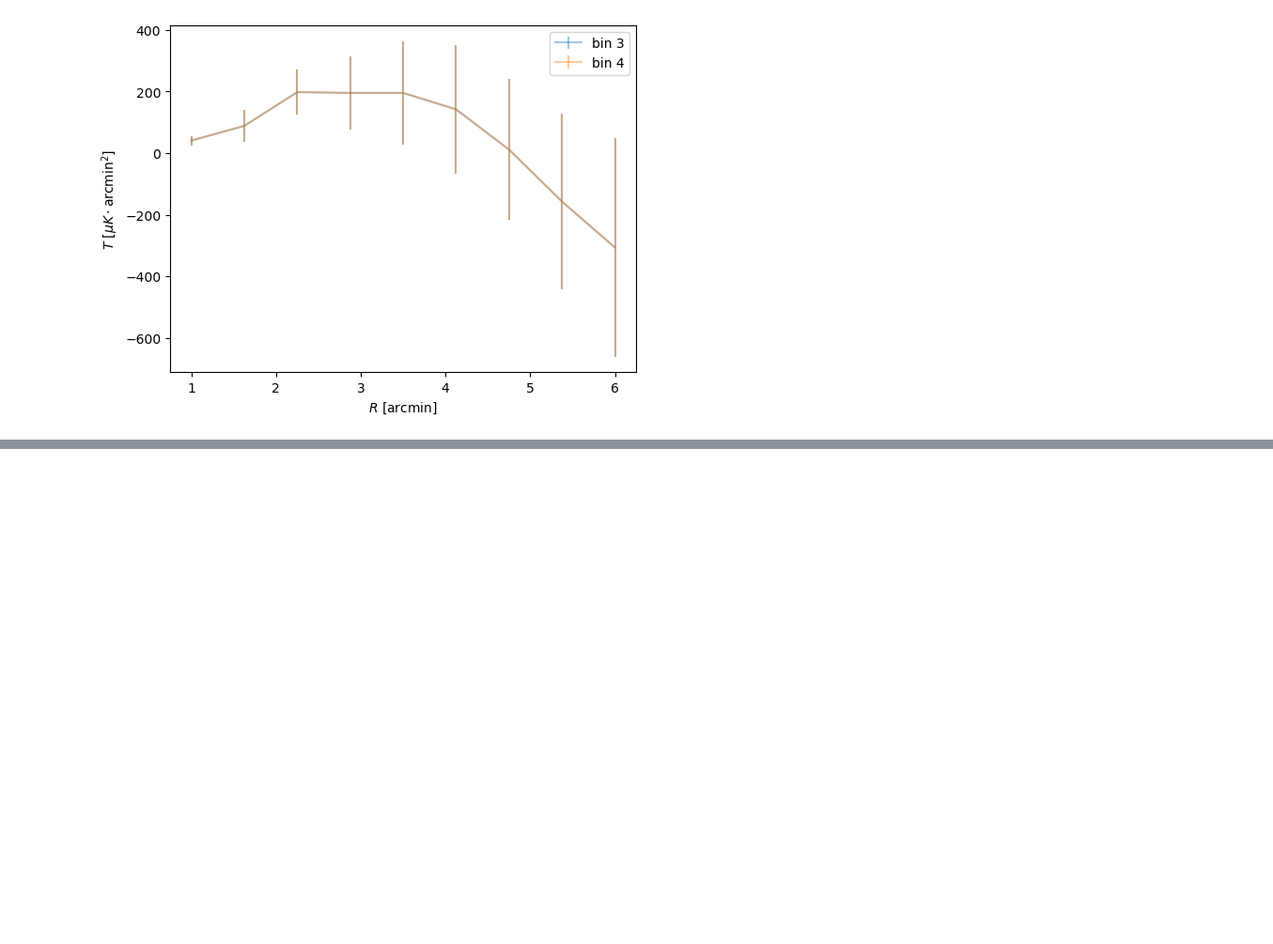
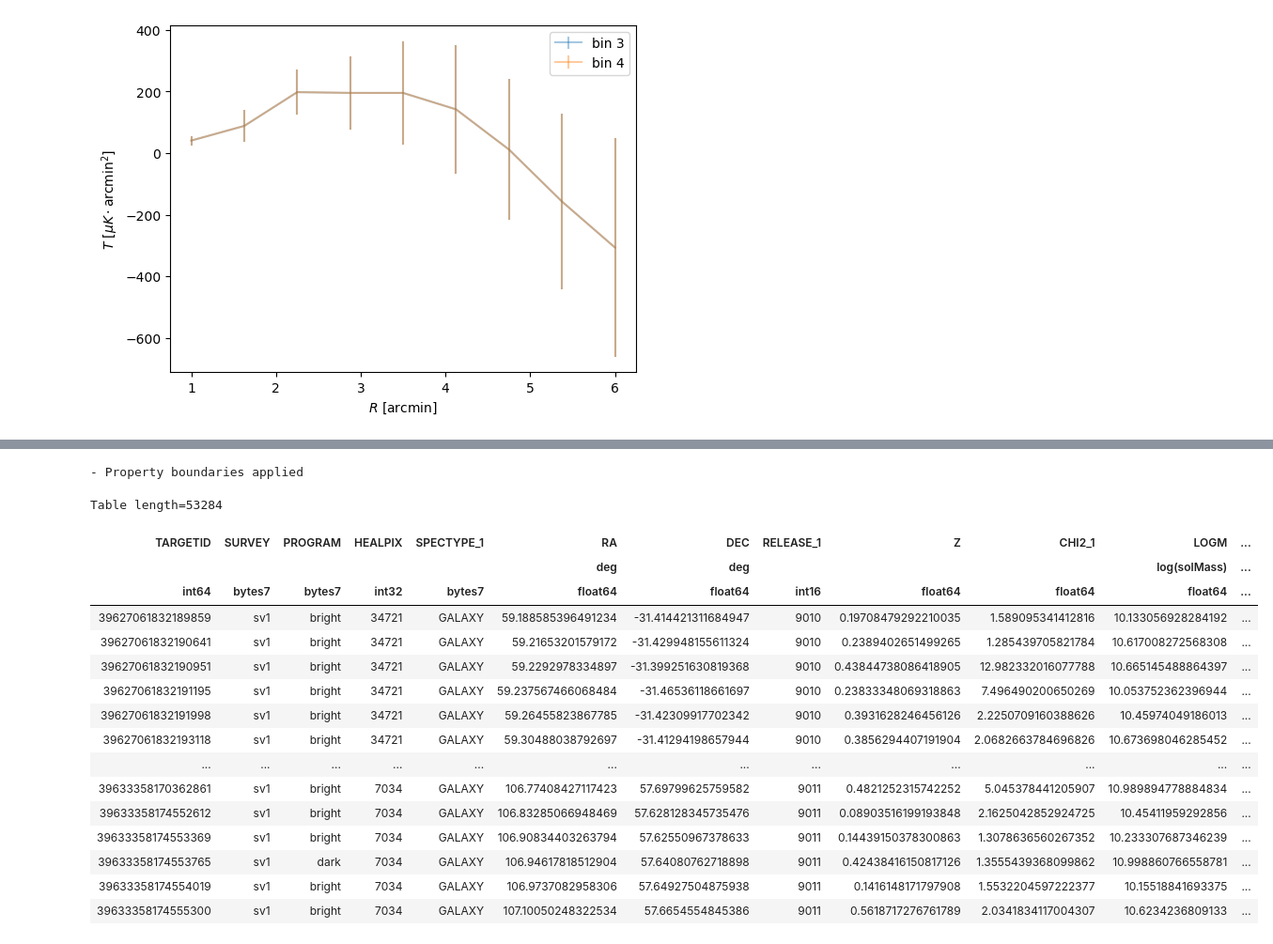
Before and after one commit to abbyschleigh/ThumbStack, a Jupyter notebook: jupyter_note/looping_func.ipynb, the cells around one changed output, grey strips where cells are left out. Shown: that part at 94% size. Saved outputs shown, nothing was run; the diff lists cells and outputs as text; code cells hidden in the pictures; blank space fills up the shorter version.

```diff
--- a/jupyter_note/looping_func.ipynb
+++ b/jupyter_note/looping_func.ipynb
@@ -107,0 +126,4 @@ plt.show()
+# %%
+new=cutting('FujiBGSPhysProp_v1.1', {'RA':[0,116.57281285698743]}, save=True, name='in_8_test')
+new
+# %% [output]
@@ -107,0 +134,18 @@ plt.show()
+- Property boundaries applied
+Table length=53284
+| TARGETID | SURVEY | PROGRAM | HEALPIX | SPECTYPE_1 | RA | DEC | RELEASE_1 | Z | CHI2_1 | LOGM | ... |
+|  |  |  |  |  | deg | deg |  |  |  | log(solMass) | ... |
+| int64 | bytes7 | bytes7 | int32 | bytes7 | float64 | float64 | int16 | float64 | float64 | float64 | ... |
+| 39627061832189859 | sv1 | bright | 34721 | GALAXY | 59.188585396491234 | -31.414421311684947 | 9010 | 0.19708479292210035 | 1.589095341412816 | 10.133056928284192 | ... |
+| 39627061832190641 | sv1 | bright | 34721 | GALAXY | 59.21653201579172 | -31.429948155611324 | 9010 | 0.2389402651499265 | 1.285439705821784 | 10.617008272568308 | ... |
+| 39627061832190951 | sv1 | bright | 34721 | GALAXY | 59.2292978334897 | -31.399251630819368 | 9010 | 0.43844738086418905 | 12.982332016077788 | 10.665145488864397 | ... |
+| 39627061832191195 | sv1 | bright | 34721 | GALAXY | 59.237567466068484 | -31.46536118661697 | 9010 | 0.23833348069318863 | 7.496490200650269 | 10.053752362396944 | ... |
+| 39627061832191998 | sv1 | bright | 34721 | GALAXY | 59.26455823867785 | -31.42309917702342 | 9010 | 0.3931628246456126 | 2.2250709160388626 | 10.45974049186013 | ... |
+| 39627061832193118 | sv1 | bright | 34721 | GALAXY | 59.30488038792697 | -31.41294198657944 | 9010 | 0.3856294407191904 | 2.0682663784696826 | 10.673698046285452 | ... |
+| ... | ... | ... | ... | ... | ... | ... | ... | ... | ... | ... | ... |
+| 39633358170362861 | sv1 | bright | 7034 | GALAXY | 106.77408427117423 | 57.69799625759582 | 9011 | 0.4821252315742252 | 5.045378441205907 | 10.989894778884834 | ... |
+| 39633358174552612 | sv1 | bright | 7034 | GALAXY | 106.83285066948469 | 57.628128345735476 | 9011 | 0.08903516199193848 | 2.1625042852924725 | 10.45411959292856 | ... |
+| 39633358174553369 | sv1 | bright | 7034 | GALAXY | 106.90834403263794 | 57.62550967378633 | 9011 | 0.14439150378300863 | 1.3078636560267352 | 10.233307687346239 | ... |
+| 39633358174553765 | sv1 | dark | 7034 | GALAXY | 106.94617818512904 | 57.64080762718898 | 9011 | 0.42438416150817126 | 1.3555439368099862 | 10.998860766558781 | ... |
+| 39633358174554019 | sv1 | bright | 7034 | GALAXY | 106.9737082958306 | 57.64927504875938 | 9011 | 0.1416148171797908 | 1.5532204597222377 | 10.15518841693375 | ... |
+| 39633358174555300 | sv1 | bright | 7034 | GALAXY | 107.10050248322534 | 57.6654554845386 | 9011 | 0.5618717276761789 | 2.0341834117004307 | 10.6234236809133 | ... |
```
Also changed, not shown: parts of 7 cells of this notebook, 37 other files.
